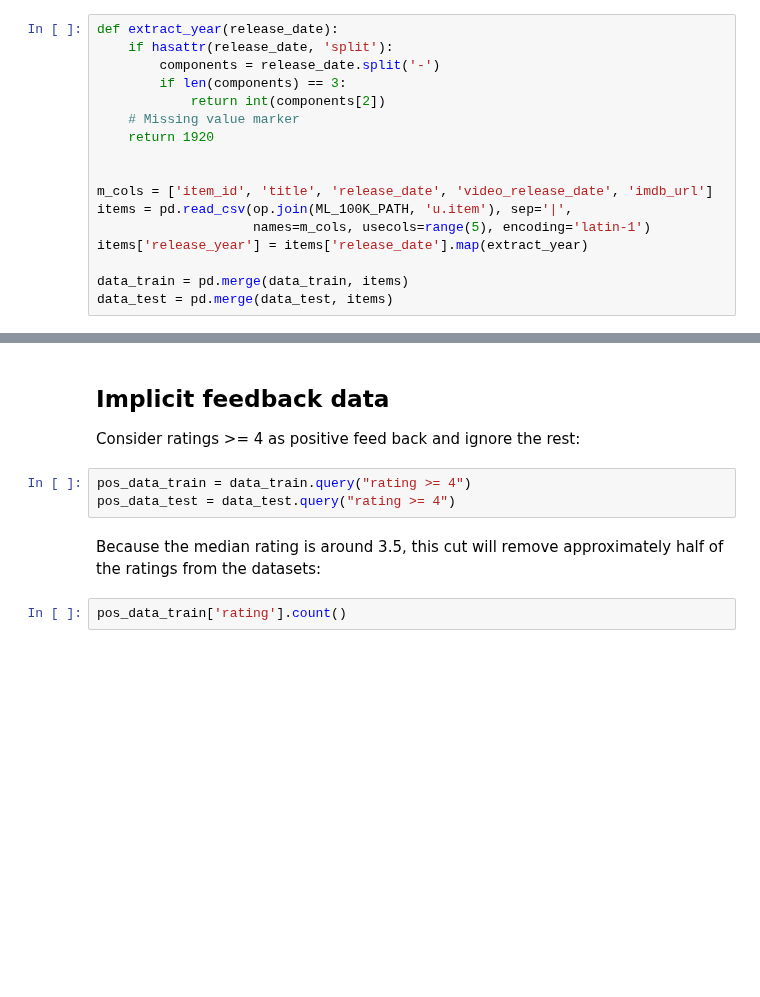
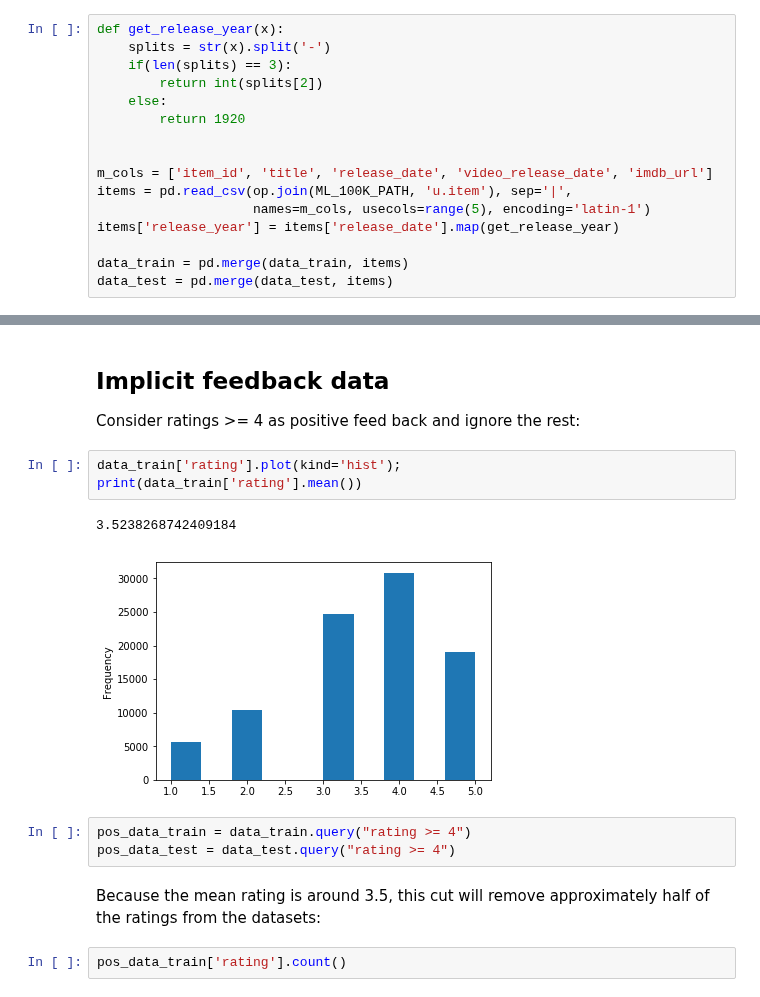
Before and after one commit to meabhishekkumar/strata-conference-ca-2018, a Jupyter notebook: 05-Implicit_Feedback_with_the_triplet_loss_with_Tensorflow_0.ipynb, the cells around one changed output, grey strips where cells are left out. Saved outputs shown, nothing was run; the diff lists cells and outputs as text; blank space fills up the shorter version.

```diff
--- a/05-Implicit_Feedback_with_the_triplet_loss_with_Tensorflow.ipynb
+++ b/05-Implicit_Feedback_with_the_triplet_loss_with_Tensorflow_0.ipynb
@@ -45,19 +43,18 @@ data_train.describe()
 | 75% | 682.000000 | 636.000000 | 4.000000 | 8.882049e+08 |
 | max | 943.000000 | 1682.000000 | 5.000000 | 8.932866e+08 |
 # %%
-def extract_year(release_date):
-    if hasattr(release_date, 'split'):
-        components = release_date.split('-')
-        if len(components) == 3:
-            return int(components[2])
-    # Missing value marker
-    return 1920
+def get_release_year(x):
+    splits = str(x).split('-')
+    if(len(splits) == 3):
+        return int(splits[2])
+    else:
+        return 1920
 
 
 m_cols = ['item_id', 'title', 'release_date', 'video_release_date', 'imdb_url']
 items = pd.read_csv(op.join(ML_100K_PATH, 'u.item'), sep='|',
                     names=m_cols, usecols=range(5), encoding='latin-1')
-items['release_year'] = items['release_date'].map(extract_year)
+items['release_year'] = items['release_date'].map(get_release_year)
 
 data_train = pd.merge(data_train, items)
 data_test = pd.merge(data_test, items)
@@ -86,11 +81,17 @@ n_users=944, n_items=1683
 ## Implicit feedback data
 
 Consider ratings >= 4 as positive feed back and ignore the rest:
+# %%
+data_train['rating'].plot(kind='hist');
+print(data_train['rating'].mean())
+# %% [output]
+3.5238268742409184
+[figure, added]
 # %%
 pos_data_train = data_train.query("rating >= 4")
 pos_data_test = data_test.query("rating >= 4")
 # %% [markdown]
-Because the median rating is around 3.5, this cut will remove approximately half of the ratings from the datasets:
+Because the mean rating is around 3.5, this cut will remove approximately half of the ratings from the datasets:
 # %%
 pos_data_train['rating'].count()
 # %% [output]
```
Also changed, not shown: parts of 4 cells of this notebook, 8 other files.
